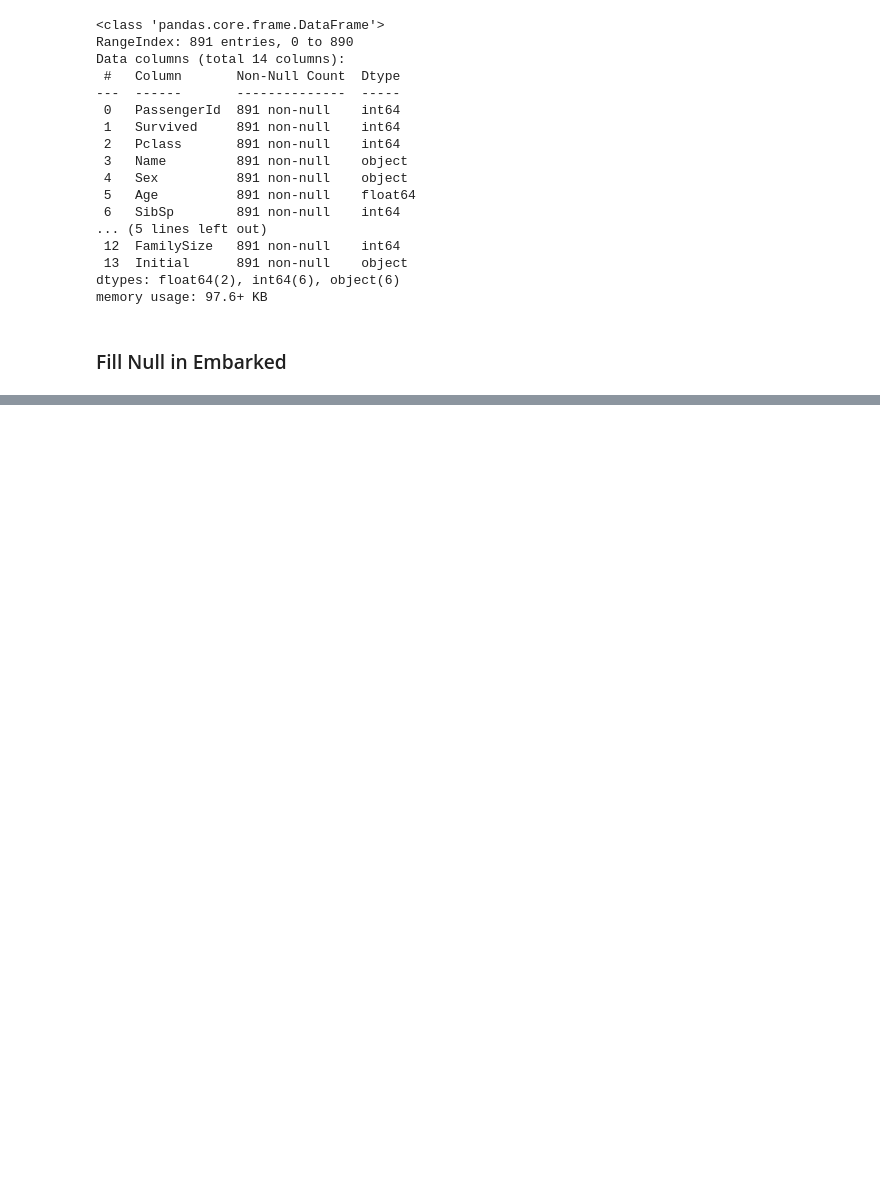
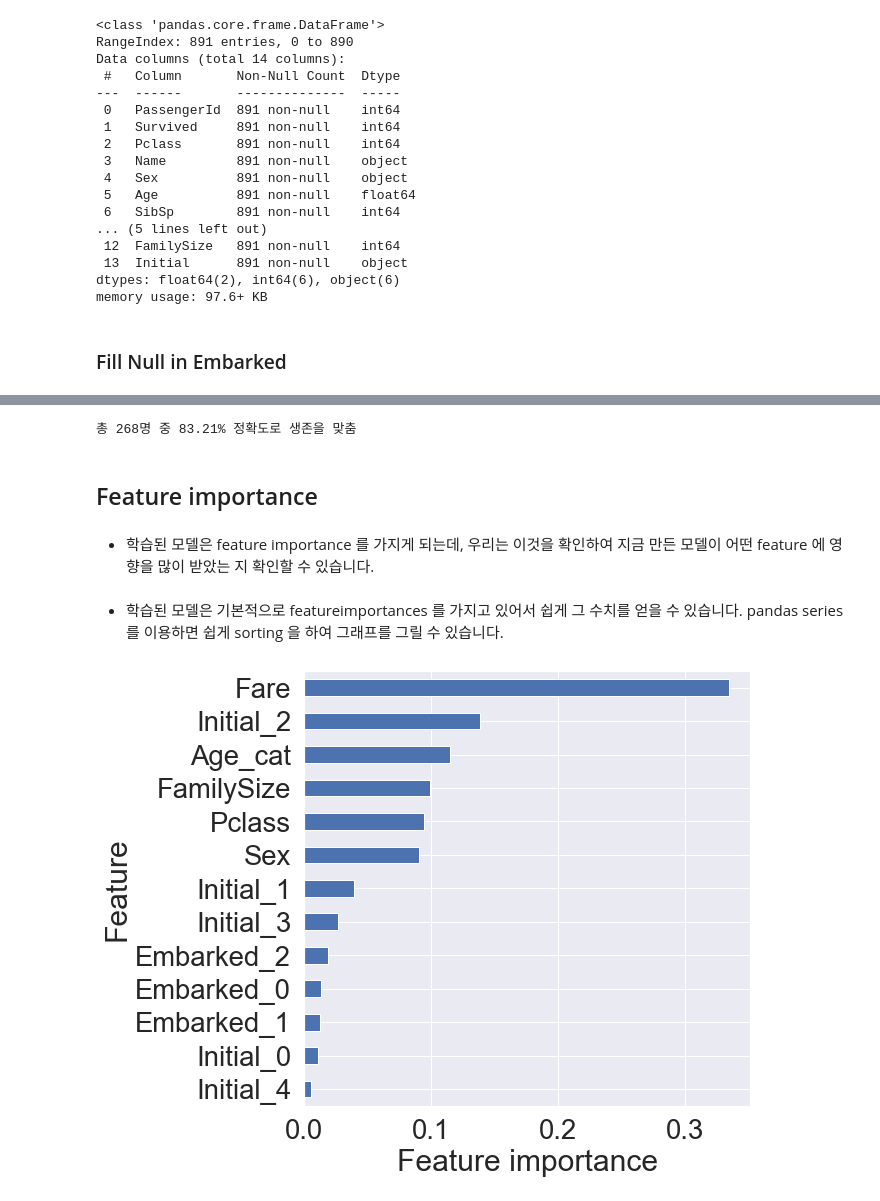
Before and after one commit to hwlim2010/INHA_ML_STUDY, a Jupyter notebook: Titanic test.ipynb, the cells around one changed output, grey strips where cells are left out. Cells and saved outputs as stored; diff of their text form; code cells hidden in the pictures; blank space fills up the shorter version.

```diff
--- a/Titanic test.ipynb
+++ b/Titanic test.ipynb
@@ -584,0 +766,4 @@ memory usage: 97.6+ KB
+# %%
+X_train = df_train.drop('Survived', axis=1).values
+target_label = df_train['Survived'].values
+X_test = df_test.values
@@ -584,0 +776,2 @@ memory usage: 97.6+ KB
+# %%
+X_tr, X_vld, y_tr, y_vld = train_test_split(X_train, target_label, test_size=0.3, random_state=2018)
@@ -584,0 +783,4 @@ memory usage: 97.6+ KB
+# %%
+model = RandomForestClassifier()
+model.fit(X_tr, y_tr)
+prediction = model.predict(X_vld)
@@ -584,0 +790,24 @@ memory usage: 97.6+ KB
+# %%
+print('총 {}명 중 {:.2f}% 정확도로 생존을 맞춤'.format(y_vld.shape[0], 100 * metrics.accuracy_score(prediction, y_vld)))
+# %% [output]
+총 268명 중 83.21% 정확도로 생존을 맞춤
+# %% [markdown]
+## Feature importance
+# %% [markdown]
+- 학습된 모델은 feature importance 를 가지게 되는데, 우리는 이것을 확인하여 지금 만든 모델이 어떤 feature 에 영향을 많이 받았는 지 확인할 수 있습니다.
+# %% [markdown]
+- 학습된 모델은 기본적으로 featureimportances 를 가지고 있어서 쉽게 그 수치를 얻을 수 있습니다.
+pandas series 를 이용하면 쉽게 sorting 을 하여 그래프를 그릴 수 있습니다.
+# %%
+from pandas import Series
+
+feature_importance = model.feature_importances_
+Series_feat_imp = Series(feature_importance, index=df_test.columns)
+# %%
+plt.figure(figsize=(8, 8))
+Series_feat_imp.sort_values(ascending=True).plot.barh()
+plt.xlabel('Feature importance')
+plt.ylabel('Feature')
+plt.show()
+# %% [output]
+[figure, added]
```
Also changed, not shown: parts of 53 cells of this notebook.
